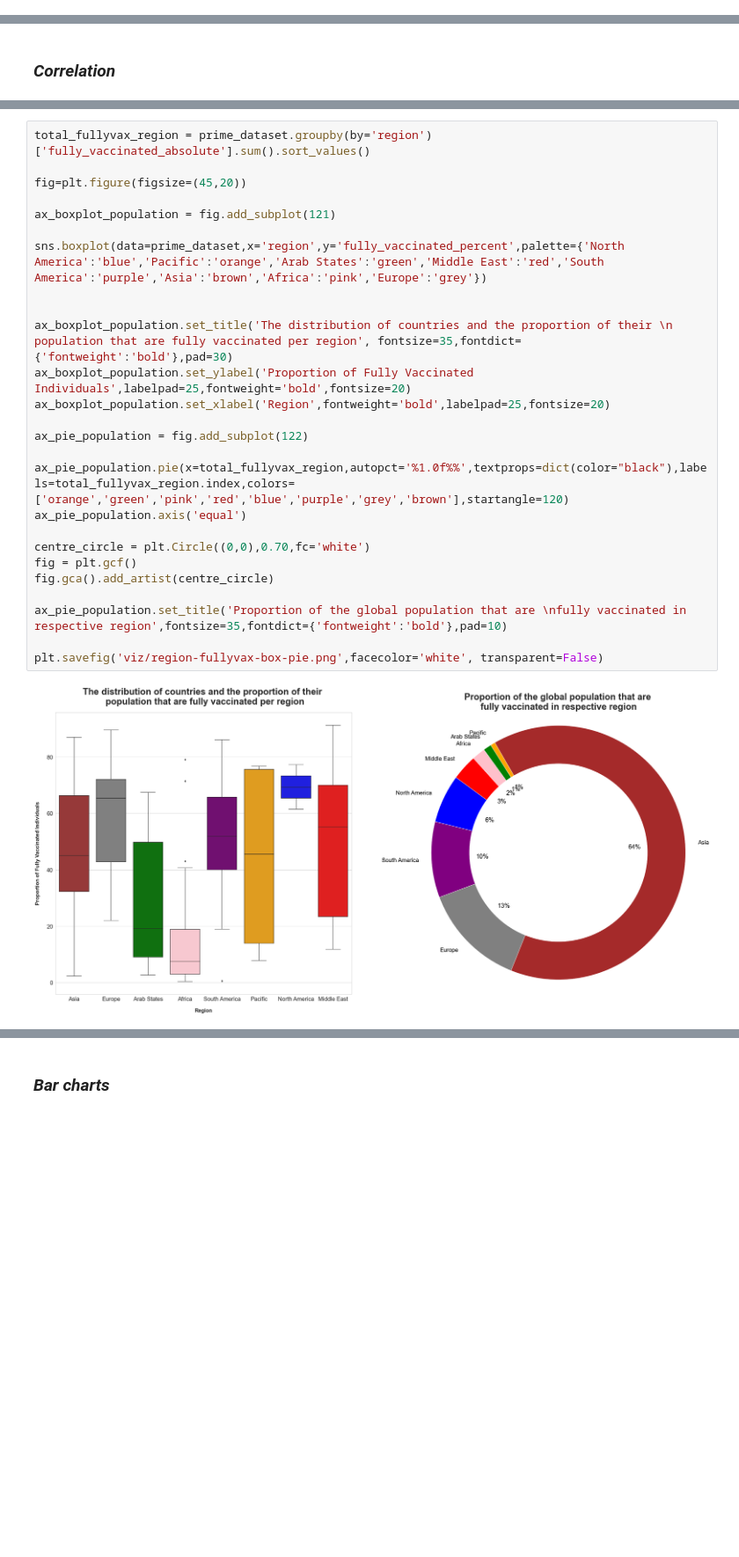
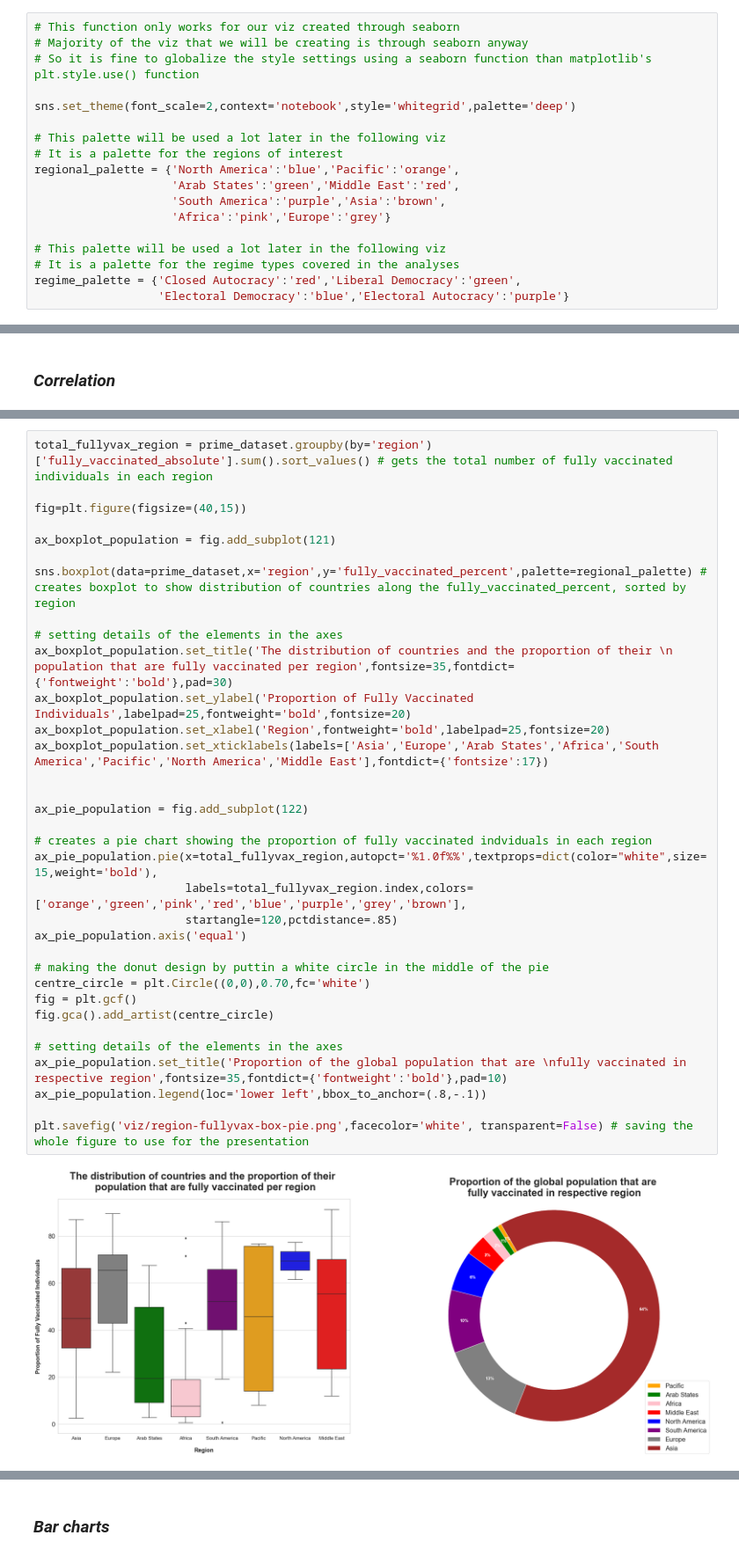
Before and after one commit to RuizLorenzoChavez/DATA100-Finals-COVID-Vaccination-Tracker, a Jupyter notebook: group1-data-storytelling.ipynb, the cells around one changed output, grey strips where cells are left out. Shown at 88% size. Cells and saved outputs as stored; diff of their text form; blank space fills up the shorter version.

```diff
--- a/group1-data-storytelling.ipynb
+++ b/group1-data-storytelling.ipynb
@@ -888,2 +894,20 @@ prime_dataset.to_csv('prime-dataset.csv')
+# %%
+# This function only works for our viz created through seaborn
+# Majority of the viz that we will be creating is through seaborn anyway
+# So it is fine to globalize the style settings using a seaborn function than matplotlib's plt.style.use() function
+
+sns.set_theme(font_scale=2,context='notebook',style='whitegrid',palette='deep')
+
+# This palette will be used a lot later in the following viz
+# It is a palette for the regions of interest
+regional_palette = {'North America':'blue','Pacific':'orange',
+                    'Arab States':'green','Middle East':'red',
+                    'South America':'purple','Asia':'brown',
+                    'Africa':'pink','Europe':'grey'}
+
+# This palette will be used a lot later in the following viz
+# It is a palette for the regime types covered in the analyses
+regime_palette = {'Closed Autocracy':'red','Liberal Democracy':'green',
+                  'Electoral Democracy':'blue','Electoral Autocracy':'purple'}
 # %% [markdown]
 ### *Descriptive Statistics*
@@ -1075,28 +1138,36 @@ plt.savefig('viz/gdp-fullyvax-scatterplot.png',facecolor='white', transparent=Fa
 # %%
-total_fullyvax_region = prime_dataset.groupby(by='region')['fully_vaccinated_absolute'].sum().sort_values()
+total_fullyvax_region = prime_dataset.groupby(by='region')['fully_vaccinated_absolute'].sum().sort_values() # gets the total number of fully vaccinated individuals in each region
 
-fig=plt.figure(figsize=(45,20))
+fig=plt.figure(figsize=(40,15))
 
 ax_boxplot_population = fig.add_subplot(121)
 
-sns.boxplot(data=prime_dataset,x='region',y='fully_vaccinated_percent',palette={'North America':'blue','Pacific':'orange','Arab States':'green','Middle East':'red','South America':'purple','Asia':'brown','Africa':'pink','Europe':'grey'})
+sns.boxplot(data=prime_dataset,x='region',y='fully_vaccinated_percent',palette=regional_palette) # creates boxplot to show distribution of countries along the fully_vaccinated_percent, sorted by region
 
-
-ax_boxplot_population.set_title('The distribution of countries and the proportion of their \n population that are fully vaccinated per region', fontsize=35,fontdict={'fontweight':'bold'},pad=30)
+# setting details of the elements in the axes
+ax_boxplot_population.set_title('The distribution of countries and the proportion of their \n population that are fully vaccinated per region',fontsize=35,fontdict={'fontweight':'bold'},pad=30)
 ax_boxplot_population.set_ylabel('Proportion of Fully Vaccinated Individuals',labelpad=25,fontweight='bold',fontsize=20)
 ax_boxplot_population.set_xlabel('Region',fontweight='bold',labelpad=25,fontsize=20)
+ax_boxplot_population.set_xticklabels(labels=['Asia','Europe','Arab States','Africa','South America','Pacific','North America','Middle East'],fontdict={'fontsize':17})
+
 
 ax_pie_population = fig.add_subplot(122)
 
-ax_pie_population.pie(x=total_fullyvax_region,autopct='%1.0f%%',textprops=dict(color="black"),labels=total_fullyvax_region.index,colors=['orange','green','pink','red','blue','purple','grey','brown'],startangle=120)
+# creates a pie chart showing the proportion of fully vaccinated indviduals in each region
+ax_pie_population.pie(x=total_fullyvax_region,autopct='%1.0f%%',textprops=dict(color="white",size=15,weight='bold'),
+                      labels=total_fullyvax_region.index,colors=['orange','green','pink','red','blue','purple','grey','brown'],
+                      startangle=120,pctdistance=.85)
 ax_pie_population.axis('equal')
 
+# making the donut design by puttin a white circle in the middle of the pie
 centre_circle = plt.Circle((0,0),0.70,fc='white')
 fig = plt.gcf()
 fig.gca().add_artist(centre_circle)
 
+# setting details of the elements in the axes
 ax_pie_population.set_title('Proportion of the global population that are \nfully vaccinated in respective region',fontsize=35,fontdict={'fontweight':'bold'},pad=10)
+ax_pie_population.legend(loc='lower left',bbox_to_anchor=(.8,-.1))
 
-plt.savefig('viz/region-fullyvax-box-pie.png',facecolor='white', transparent=False)
+plt.savefig('viz/region-fullyvax-box-pie.png',facecolor='white', transparent=False) # saving the whole figure to use for the presentation
 # %% [output]
-[figure, old version]
+[figure, new version]
```
Also changed, not shown: parts of 31 cells of this notebook, 8 other files.
